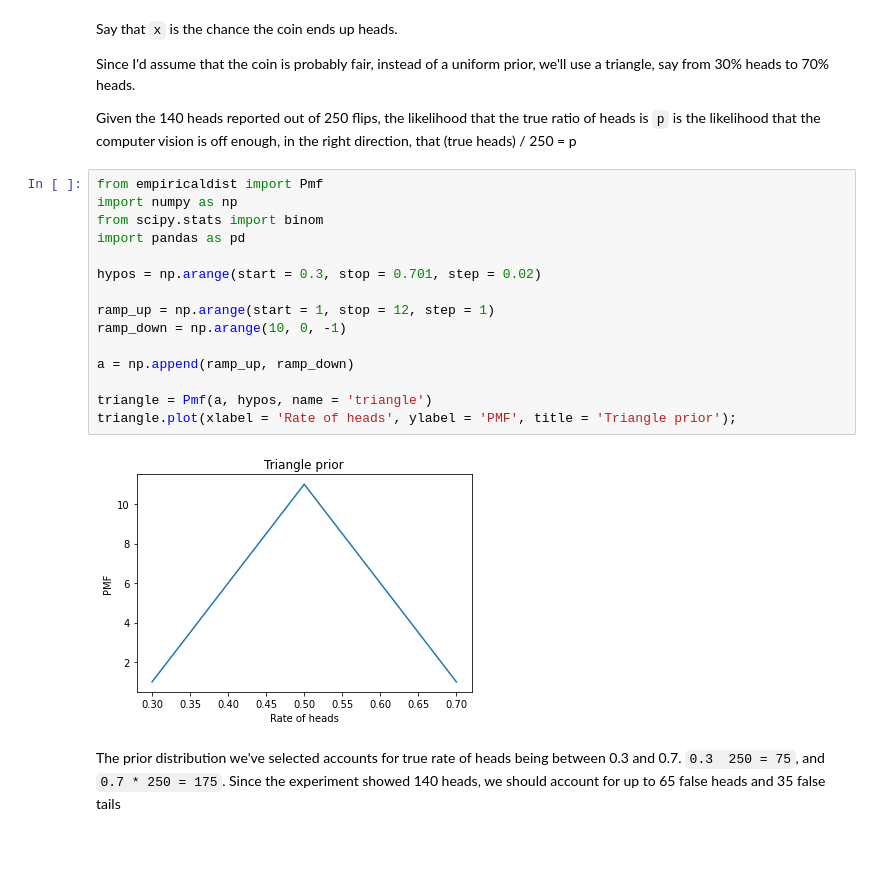
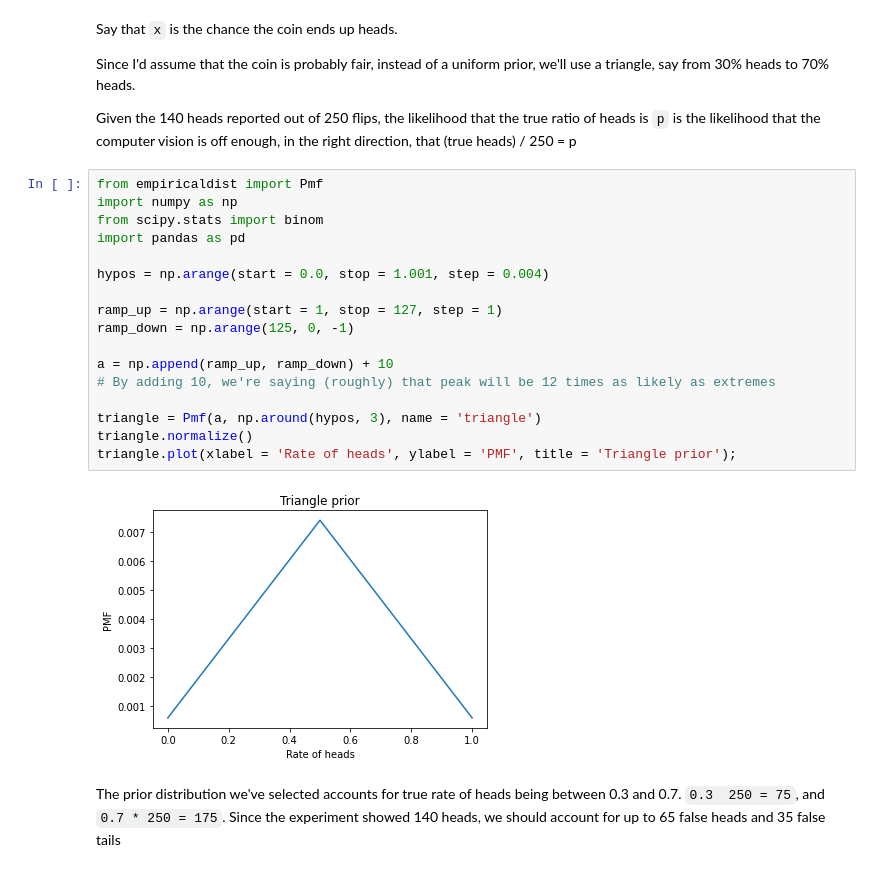
Before and after one commit to neilsmiller/think_bayes, a Jupyter notebook: ch4.ipynb, the cells around one changed output. Cells and saved outputs as stored; diff of their text form.

```diff
--- a/ch4.ipynb
+++ b/ch4.ipynb
@@ -118,20 +118,22 @@ Given the 140 heads reported out of 250 flips, the likelihood that the true rati
 # %%
 from empiricaldist import Pmf
 import numpy as np
 from scipy.stats import binom
 import pandas as pd
 
-hypos = np.arange(start = 0.3, stop = 0.701, step = 0.02)
+hypos = np.arange(start = 0.0, stop = 1.001, step = 0.004)
 
-ramp_up = np.arange(start = 1, stop = 12, step = 1)
-ramp_down = np.arange(10, 0, -1)
+ramp_up = np.arange(start = 1, stop = 127, step = 1)
+ramp_down = np.arange(125, 0, -1)
 
-a = np.append(ramp_up, ramp_down)
+a = np.append(ramp_up, ramp_down) + 10
+# By adding 10, we're saying (roughly) that peak will be 12 times as likely as extremes
 
-triangle = Pmf(a, hypos, name = 'triangle')
+triangle = Pmf(a, np.around(hypos, 3), name = 'triangle')
+triangle.normalize()
 triangle.plot(xlabel = 'Rate of heads', ylabel = 'PMF', title = 'Triangle prior');
 # %% [output]
-[figure, old version]
+[figure, new version]
 # %% [markdown]
 The prior distribution we've selected accounts for true rate of heads being between 0.3 and 0.7.
 `0.3  250 = 75`, and `0.7 * 250 = 175`. Since the experiment showed 140 heads, we should account for up to 65 false heads and 35 false tails
```
Also changed, not shown: parts of 4 cells of this notebook.
